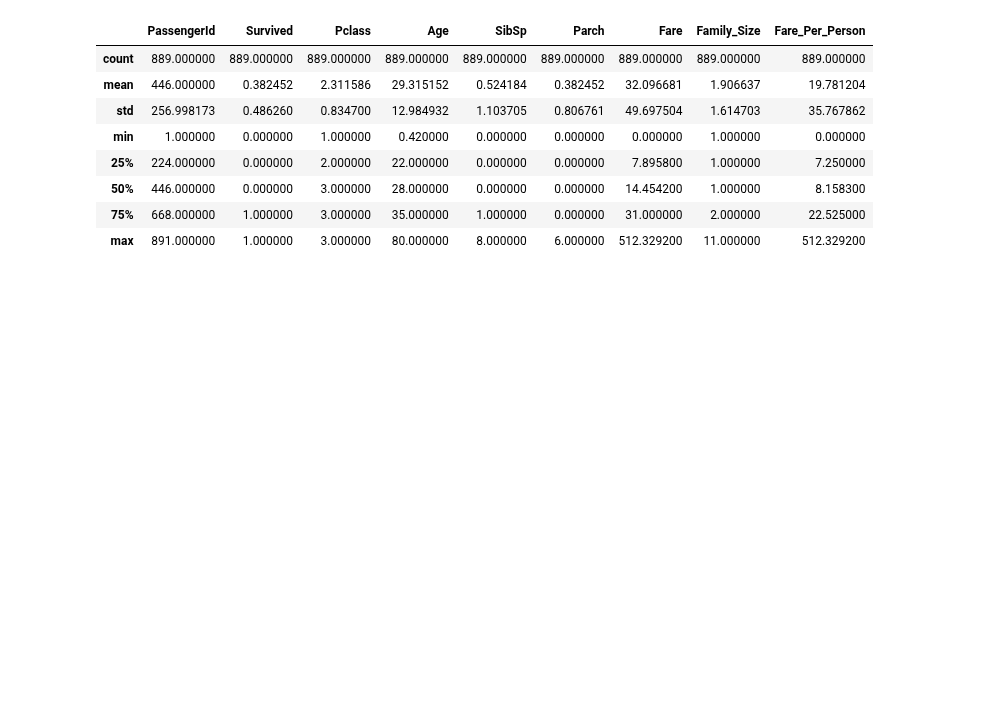
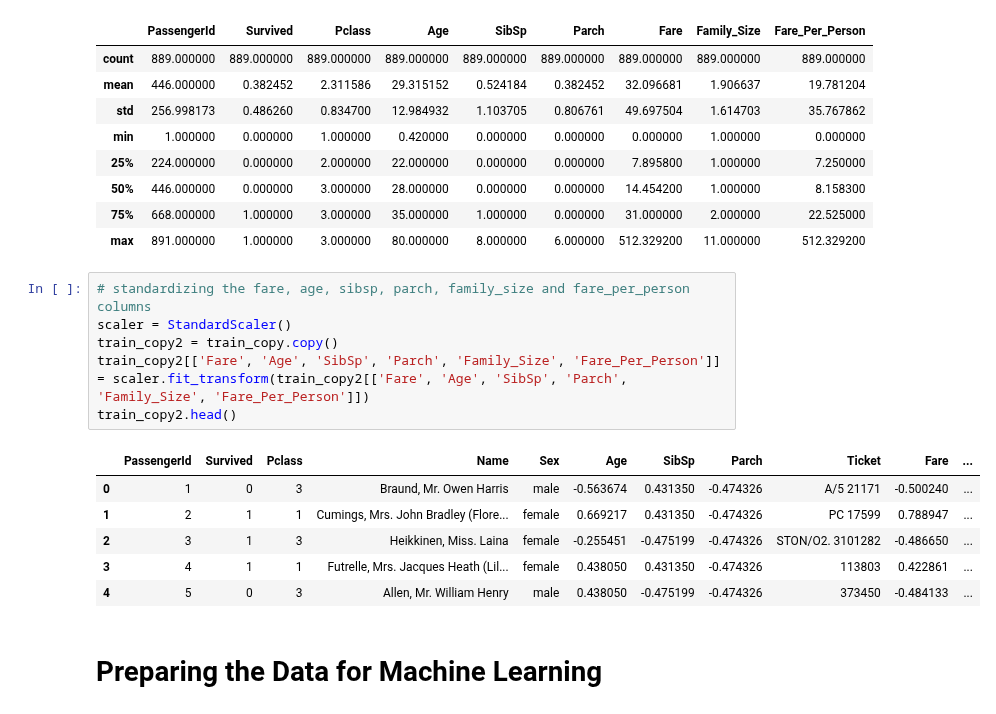
Before and after one commit to alliajagbe/titanic-survival, a Jupyter notebook: survival.ipynb, the cells around one changed output. Cells and saved outputs as stored; diff of their text form; blank space fills up the shorter version.

Commit message:
standard scaling

```diff
--- a/survival.ipynb
+++ b/survival.ipynb
@@ -351,3 +352,18 @@ train_copy.describe()
 | 50% | 446.000000 | 0.000000 | 3.000000 | 28.000000 | 0.000000 | 0.000000 | 14.454200 | 1.000000 | 8.158300 |
 | 75% | 668.000000 | 1.000000 | 3.000000 | 35.000000 | 1.000000 | 0.000000 | 31.000000 | 2.000000 | 22.525000 |
 | max | 891.000000 | 1.000000 | 3.000000 | 80.000000 | 8.000000 | 6.000000 | 512.329200 | 11.000000 | 512.329200 |
+# %%
+# standardizing the fare, age, sibsp, parch, family_size and fare_per_person columns
+scaler = StandardScaler()
+train_copy2 = train_copy.copy()
+train_copy2[['Fare', 'Age', 'SibSp', 'Parch', 'Family_Size', 'Fare_Per_Person']] = scaler.fit_transform(train_copy2[['Fare', 'Age', 'SibSp', 'Parch', 'Family_Size', 'Fare_Per_Person']])
+train_copy2.head()
+# %% [output]
+|  | PassengerId | Survived | Pclass | Name | Sex | Age | SibSp | Parch | Ticket | Fare | ... |
+| 0 | 1 | 0 | 3 | Braund, Mr. Owen Harris | male | -0.563674 | 0.431350 | -0.474326 | A/5 21171 | -0.500240 | ... |
+| 1 | 2 | 1 | 1 | Cumings, Mrs. John Bradley (Flore... | female | 0.669217 | 0.431350 | -0.474326 | PC 17599 | 0.788947 | ... |
+| 2 | 3 | 1 | 3 | Heikkinen, Miss. Laina | female | -0.255451 | -0.475199 | -0.474326 | STON/O2. 3101282 | -0.486650 | ... |
+| 3 | 4 | 1 | 1 | Futrelle, Mrs. Jacques Heath (Lil... | female | 0.438050 | 0.431350 | -0.474326 | 113803 | 0.422861 | ... |
+| 4 | 5 | 0 | 3 | Allen, Mr. William Henry | male | 0.438050 | -0.475199 | -0.474326 | 373450 | -0.484133 | ... |
+# %% [markdown]
+# Preparing the Data for Machine Learning
```
Also changed, not shown: parts of 2 cells of this notebook.
